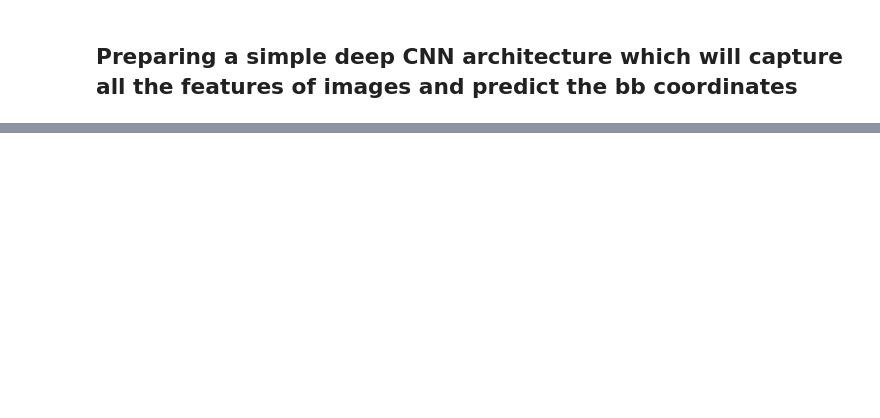
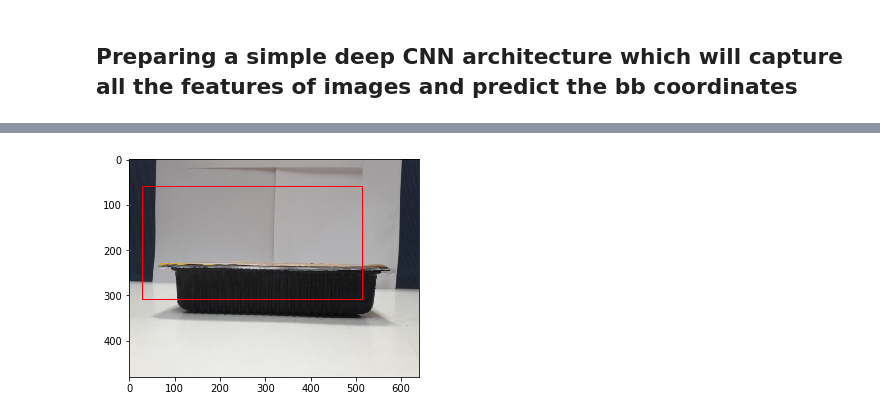
Before and after one commit to amet-vikram13/Object-Detection, a Jupyter notebook: object_detection.ipynb, the cells around one changed output, grey strips where cells are left out. Cells and saved outputs as stored; diff of their text form; code cells hidden in the pictures; blank space fills up the shorter version.

```diff
--- a/object_detection.ipynb
+++ b/object_detection.ipynb
@@ -91,6 +99,19 @@ def plot_img_bb(name,coord) :
 plot_img_bb(name,coord)
 # %% [output]
 [figure]
+# %%
+def plot_test_matrix(img_test,model) :
+    img    = img_test          ## numpy matrix of shape (width=480,length=640,3)
+    img_test = img_test.reshape(1,480,640,3)
+    coord = model.predict_on_batch(img_test)
+    coord = coord[0]
+    fig,ax = plt.subplots()
+    ax.imshow(img)
+    width = coord[1]-coord[0]
+    height = coord[3]-coord[2]
+    rect = patches.Rectangle((coord[0],coord[2]),width,height,linewidth=1,edgecolor='r',facecolor='none')
+    ax.add_patch(rect)
+    plt.show()
 # %%
 ## Random example in test_org
 randn  = 458
@@ -293,15 +313,27 @@ def final_model(input_shape) :
     X = BatchNormalization(name='bn_18')(X)
     X = LeakyReLU(name='leaky_relu_18')(X)
 
-    X = Conv2D(425,(1,1),strides=(1,1),padding='same',name='conv2d_19')(X)
+    X = Conv2D(1024,(3,3),strides=(1,1),padding='same',name='conv2d_19')(X)
+    X = BatchNormalization(name='bn_19')(X)
+    X = LeakyReLU(name='leaky_relu_19')(X)
+
+    X = Conv2D(1024,(3,3),strides=(1,1),padding='same',name='conv2d_20')(X)
+    X = BatchNormalization(name='bn_20')(X)
+    X = LeakyReLU(name='leaky_relu_20')(X)
+
+    X = Conv2D(1024,(3,3),strides=(1,1),padding='same',name='conv2d_21')(X)
+    X = BatchNormalization(name='bn_21')(X)
+    X = LeakyReLU(name='leaky_relu_21')(X)
+
+    X = Conv2D(425,(1,1),strides=(1,1),padding='same',name='conv2d_22')(X)
 
     X = Flatten(name='flatten_1')(X)
 
     X = Dense(64,activation='relu',name='fc_1')(X)
 
-    X = Dense(32,activation='relu',name='fc_2')(X)
+    X = Dense(64,activation='relu',name='fc_2')(X)
 
-    X = Dense(4,activation='sigmoid',name='fc_3')(X)
+    X = Dense(4,name='fc_3')(X)
 
     model = Model(inputs=X_input,outputs=X)
 
@@ -332,5 +363,8 @@ _________________________________________________________________
 # %%
 model.compile(optimizer='adam',loss='mean_squared_error',metrics=['accuracy'])
+filepath="./weights/fold1/weights.best.hdf5"
+checkpoint = ModelCheckpoint(filepath, monitor='val_acc', verbose=1, save_best_only=True, mode='max')
+callbacks_list = [checkpoint]
 # %%
 #### Load fold1 -- arrays_0_999 #####
 loaded = np.load('./images_arrays/arrays_0_999.npz')
@@ -340,3 +373,3 @@ y = train_org.drop(['image_name'],axis=1)[:1000].values
 X_train,y_train,X_test,y_test = shuffle_batch(X,y,SEED)
 # %%
-model.fit(x = X_train,y = y_train,epochs=1,batch_size=50)
+model.fit(X_train,y_train,validation_split=0.2, epochs=8, batch_size=8, callbacks=callbacks_list, verbose=0)
@@ -343,3 +393,7 @@ model.fit(x = X_train,y = y_train,epochs=1,batch_size=50)
+# %%
+plot_test_matrix(X_test[0],model)
+# %% [output]
+[figure, added]
 # %%
 preds = model.evaluate(x = X_test,y = y_test)
 print()
```
Also changed, not shown: parts of 91 cells of this notebook, 8 other files.
